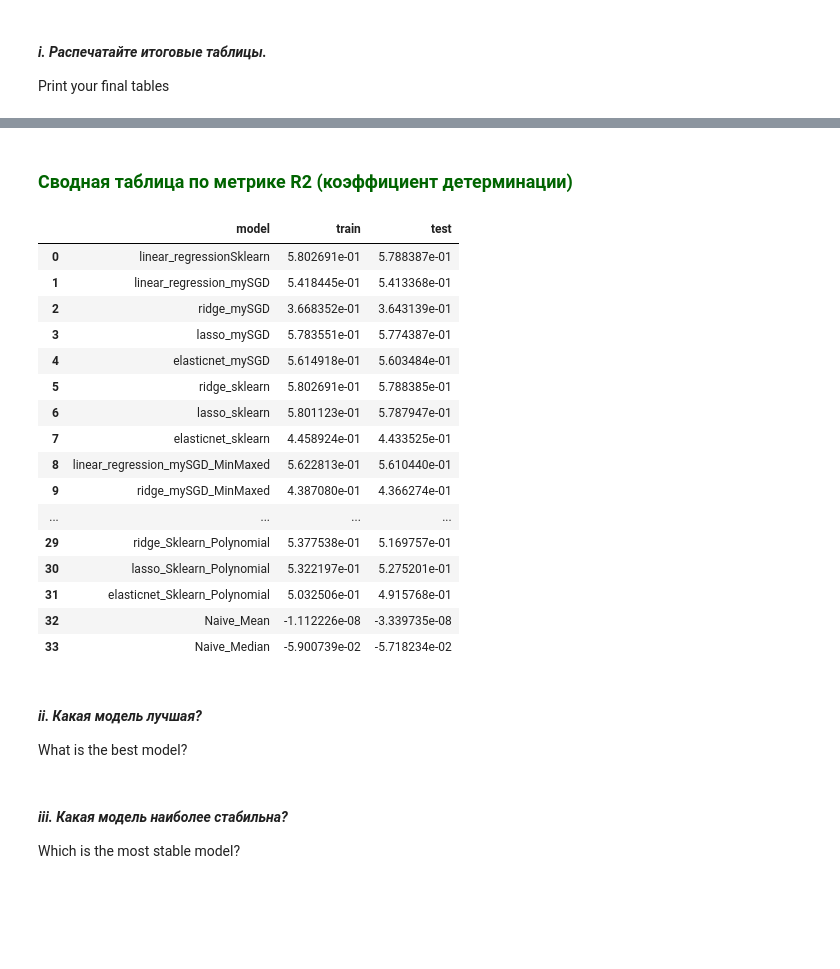
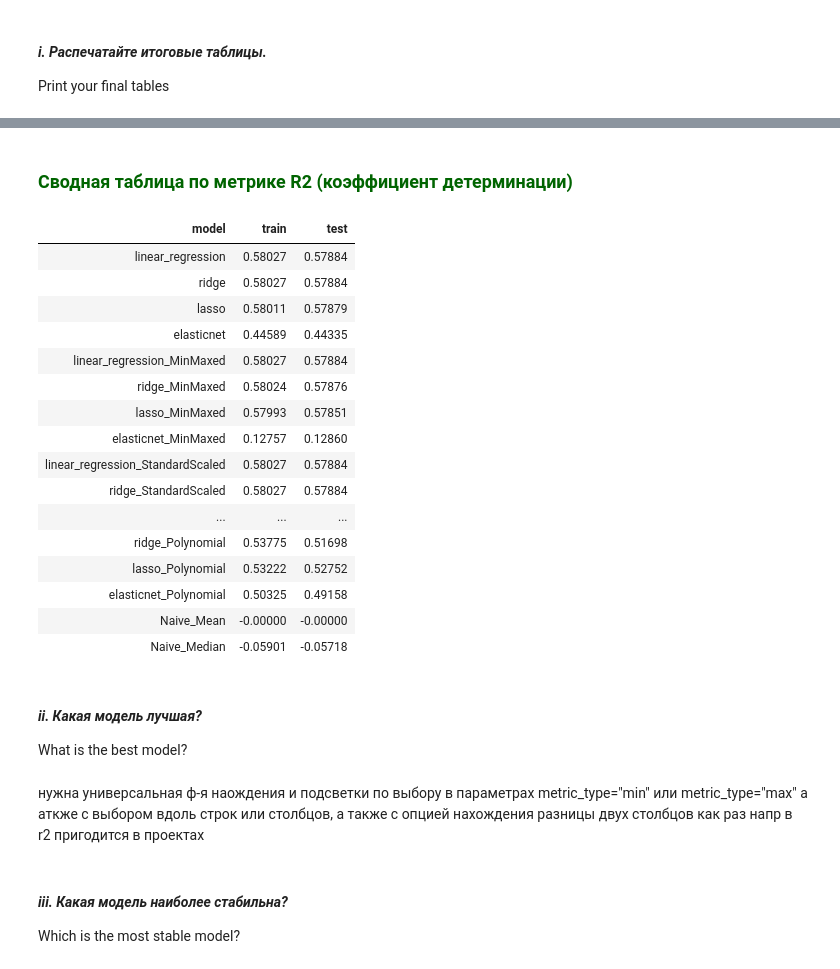
Before and after one commit to RunForJoy/core-linear-regression, a Jupyter notebook: src/ml.ipynb, the cells around one changed output, grey strips where cells are left out. Cells and saved outputs as stored; diff of their text form; code cells hidden in the pictures; blank space fills up the shorter version.

```diff
--- a/src/ml.ipynb
+++ b/src/ml.ipynb
@@ -2616,10 +2687,6 @@ Compare results
 # %% [markdown]
 #### ***i. Распечатайте итоговые таблицы.***
 Print your final tables
-# %%
-result_MAE = result_MAE.drop_duplicates().reset_index(drop=True)
-result_RMSE = result_RMSE.drop_duplicates().reset_index(drop=True)
-result_R2 = result_R2.drop_duplicates().reset_index(drop=True)
 # %%
 display(
     HTML(
@@ -2676,32 +2743,35 @@ display(result_RMSE)
 # %%
 display(
     HTML(
         "<h3 style='color: darkgreen'> Сводная таблица по метрике R2 (коэффициент детерминации)</h3>"
     )
 )
-display(result_R2)
+display(result_R2.style.format("{:.5f}", subset=["train", "test"]).hide(axis="index"))
 # %% [output]
 Сводная таблица по метрике R2 (коэффициент детерминации)
-|  | model | train | test |
-| 0 | linear_regressionSklearn | 5.802691e-01 | 5.788387e-01 |
-| 1 | linear_regression_mySGD | 5.418445e-01 | 5.413368e-01 |
-| 2 | ridge_mySGD | 3.668352e-01 | 3.643139e-01 |
-| 3 | lasso_mySGD | 5.783551e-01 | 5.774387e-01 |
-| 4 | elasticnet_mySGD | 5.614918e-01 | 5.603484e-01 |
-| 5 | ridge_sklearn | 5.802691e-01 | 5.788385e-01 |
-| 6 | lasso_sklearn | 5.801123e-01 | 5.787947e-01 |
-| 7 | elasticnet_sklearn | 4.458924e-01 | 4.433525e-01 |
-| 8 | linear_regression_mySGD_MinMaxed | 5.622813e-01 | 5.610440e-01 |
-| 9 | ridge_mySGD_MinMaxed | 4.387080e-01 | 4.366274e-01 |
-| ... | ... | ... | ... |
-| 29 | ridge_Sklearn_Polynomial | 5.377538e-01 | 5.169757e-01 |
-| 30 | lasso_Sklearn_Polynomial | 5.322197e-01 | 5.275201e-01 |
-| 31 | elasticnet_Sklearn_Polynomial | 5.032506e-01 | 4.915768e-01 |
-| 32 | Naive_Mean | -1.112226e-08 | -3.339735e-08 |
-| 33 | Naive_Median | -5.900739e-02 | -5.718234e-02 |
+| model | train | test |
+| linear_regression | 0.58027 | 0.57884 |
+| ridge | 0.58027 | 0.57884 |
+| lasso | 0.58011 | 0.57879 |
+| elasticnet | 0.44589 | 0.44335 |
+| linear_regression_MinMaxed | 0.58027 | 0.57884 |
+| ridge_MinMaxed | 0.58024 | 0.57876 |
+| lasso_MinMaxed | 0.57993 | 0.57851 |
+| elasticnet_MinMaxed | 0.12757 | 0.12860 |
+| linear_regression_StandardScaled | 0.58027 | 0.57884 |
+| ridge_StandardScaled | 0.58027 | 0.57884 |
+| ... | ... | ... |
+| ridge_Polynomial | 0.53775 | 0.51698 |
+| lasso_Polynomial | 0.53222 | 0.52752 |
+| elasticnet_Polynomial | 0.50325 | 0.49158 |
+| Naive_Mean | -0.00000 | -0.00000 |
+| Naive_Median | -0.05901 | -0.05718 |
 # %% [markdown]
 #### ***ii. Какая модель лучшая?***
 What is the best model?
+# %% [markdown]
+нужна универсальная ф-я наождения и подсветки по выбору в параметрах metric_type="min" или metric_type="max"  а аткже с выбором вдоль строк или столбцов,  а также с опцией нахождения разницы двух столбцов как раз напр в r2
+пригодится в проектах
 # %%
 # поиск лучшей стандартной модели по тесту (для MAE, RMSE, R2)
 def highlight_best_sklearn_model(df, metric_type="min"):
```
Also changed, not shown: parts of 53 cells of this notebook.
